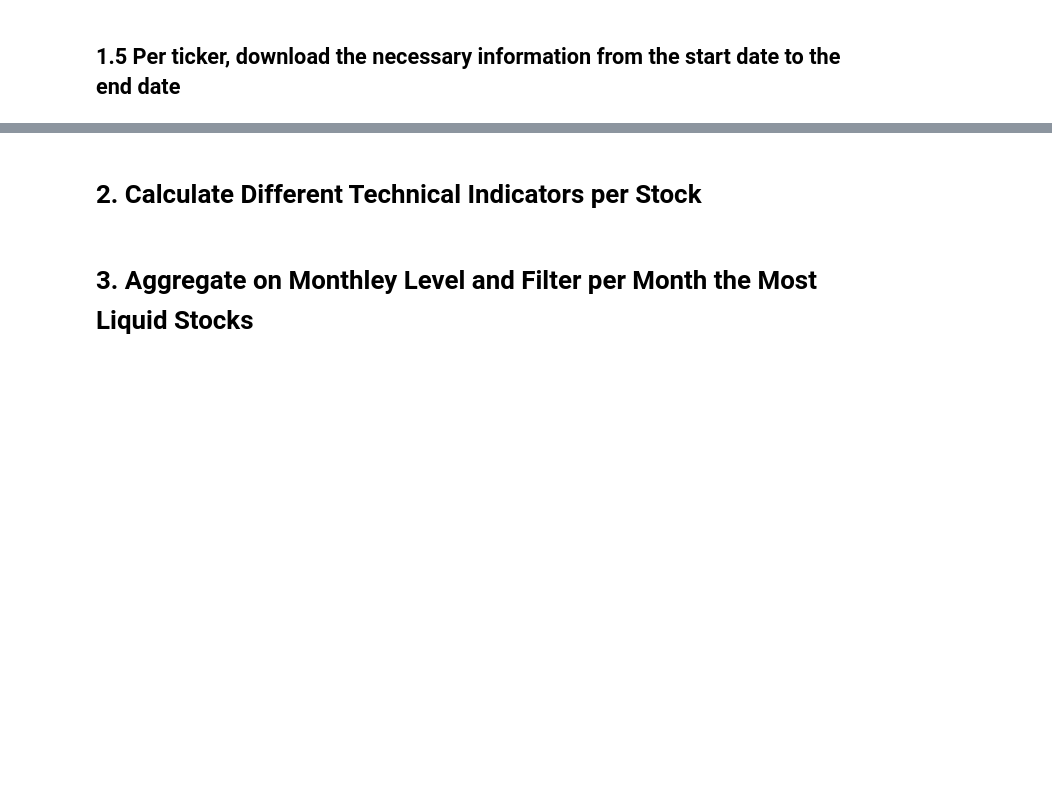
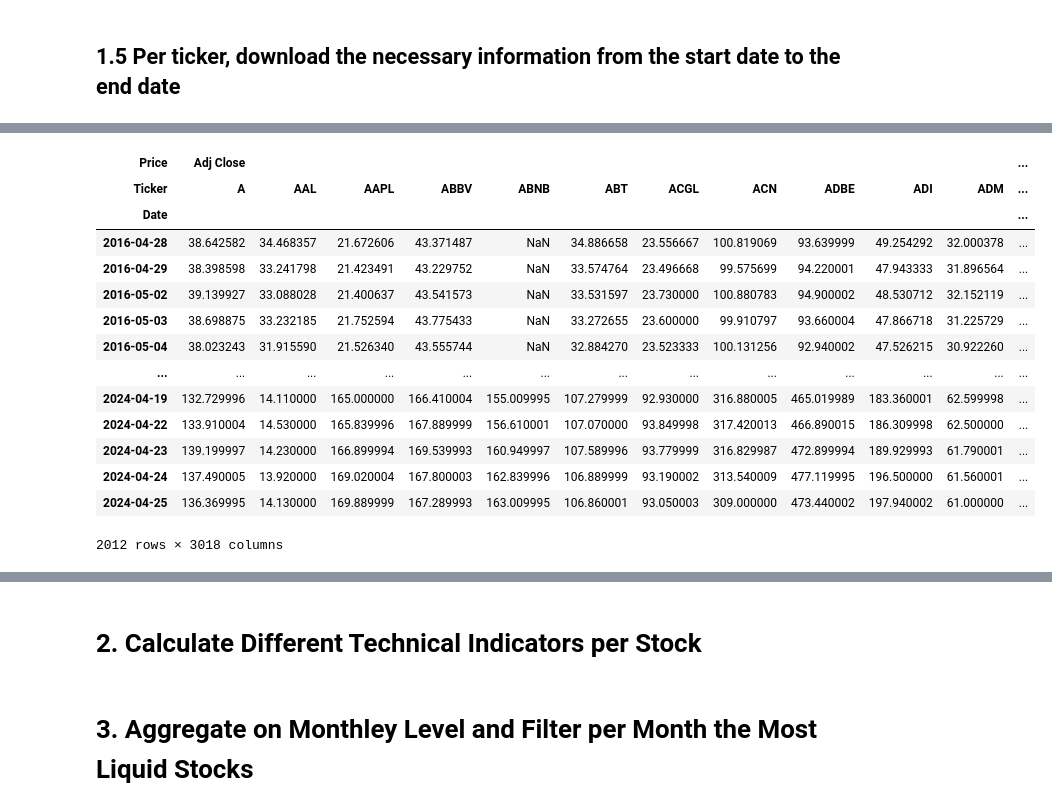
Before and after one commit to bewba/Unsupervised-Learning-Trading-Strategy, a Jupyter notebook: UnsupervisedTradingLearningStrategy.ipynb, the cells around one changed output, grey strips where cells are left out. Drawn from its saved outputs; the diff is of its cells as text; code cells hidden in the pictures; blank space fills up the shorter version.

```diff
--- a/UnsupervisedTradingLearningStrategy.ipynb
+++ b/UnsupervisedTradingLearningStrategy.ipynb
@@ -36,3 +36,3 @@ tickers_list = sp500[0]["Symbol"].tolist()
 # %%
 end_date = dt.datetime.today()
-start_date = pd.to_datetime(end_date)-pd.DateOffset(365*10)
+start_date = pd.to_datetime(end_date)-pd.DateOffset(365*8)
@@ -41,7 +39,10 @@ start_date = pd.to_datetime(end_date)-pd.DateOffset(365*10)
 # %% [markdown]
 ## 1.5 Per ticker, download the necessary information from the start date to the end date
 # %%
-df = yf.download(tickers=tickers_list, start = start_date, end = end_date)
+df = yf.download(tickers=tickers_list,
+                 start = start_date,
+                 end = end_date)
+df
 # %% [output]
 [*********************100%%**********************]  503 of 503 completed
 
@@ -50,0 +52,15 @@ df = yf.download(tickers=tickers_list, start = start_date, end = end_date)
+| Price | Adj Close |  |  |  |  |  |  |  |  |  |  | ... |
+| Ticker | A | AAL | AAPL | ABBV | ABNB | ABT | ACGL | ACN | ADBE | ADI | ADM | ... |
+| Date |  |  |  |  |  |  |  |  |  |  |  | ... |
+| 2016-04-28 | 38.642582 | 34.468357 | 21.672606 | 43.371487 | NaN | 34.886658 | 23.556667 | 100.819069 | 93.639999 | 49.254292 | 32.000378 | ... |
+| 2016-04-29 | 38.398598 | 33.241798 | 21.423491 | 43.229752 | NaN | 33.574764 | 23.496668 | 99.575699 | 94.220001 | 47.943333 | 31.896564 | ... |
+| 2016-05-02 | 39.139927 | 33.088028 | 21.400637 | 43.541573 | NaN | 33.531597 | 23.730000 | 100.880783 | 94.900002 | 48.530712 | 32.152119 | ... |
+| 2016-05-03 | 38.698875 | 33.232185 | 21.752594 | 43.775433 | NaN | 33.272655 | 23.600000 | 99.910797 | 93.660004 | 47.866718 | 31.225729 | ... |
+| 2016-05-04 | 38.023243 | 31.915590 | 21.526340 | 43.555744 | NaN | 32.884270 | 23.523333 | 100.131256 | 92.940002 | 47.526215 | 30.922260 | ... |
+| ... | ... | ... | ... | ... | ... | ... | ... | ... | ... | ... | ... | ... |
+| 2024-04-19 | 132.729996 | 14.110000 | 165.000000 | 166.410004 | 155.009995 | 107.279999 | 92.930000 | 316.880005 | 465.019989 | 183.360001 | 62.599998 | ... |
+| 2024-04-22 | 133.910004 | 14.530000 | 165.839996 | 167.889999 | 156.610001 | 107.070000 | 93.849998 | 317.420013 | 466.890015 | 186.309998 | 62.500000 | ... |
+| 2024-04-23 | 139.199997 | 14.230000 | 166.899994 | 169.539993 | 160.949997 | 107.589996 | 93.779999 | 316.829987 | 472.899994 | 189.929993 | 61.790001 | ... |
+| 2024-04-24 | 137.490005 | 13.920000 | 169.020004 | 167.800003 | 162.839996 | 106.889999 | 93.190002 | 313.540009 | 477.119995 | 196.500000 | 61.560001 | ... |
+| 2024-04-25 | 136.369995 | 14.130000 | 169.889999 | 167.289993 | 163.009995 | 106.860001 | 93.050003 | 309.000000 | 473.440002 | 197.940002 | 61.000000 | ... |
+2012 rows × 3018 columns
```
Also changed, not shown: parts of 4 cells of this notebook.
